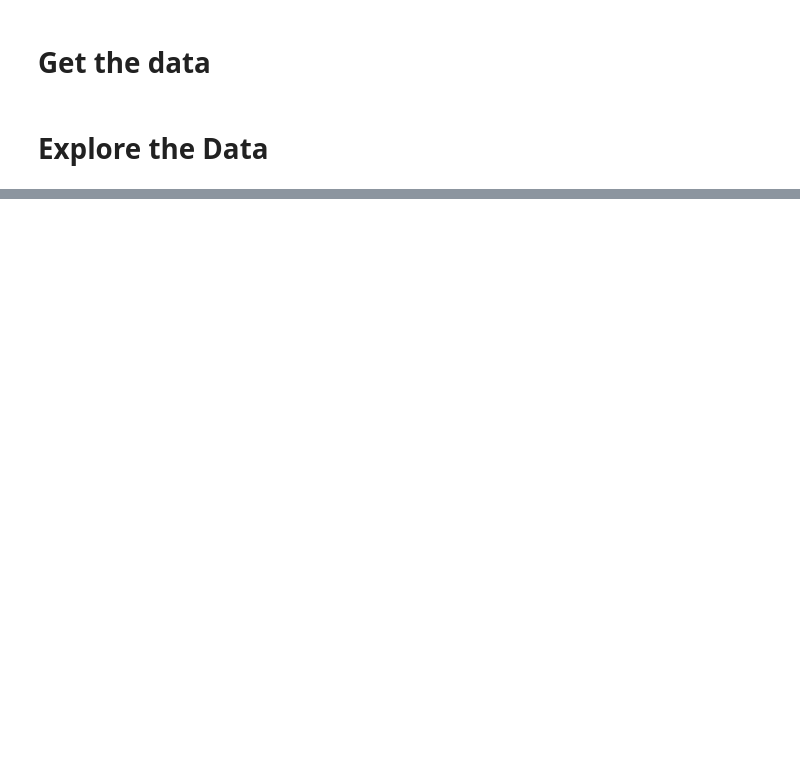
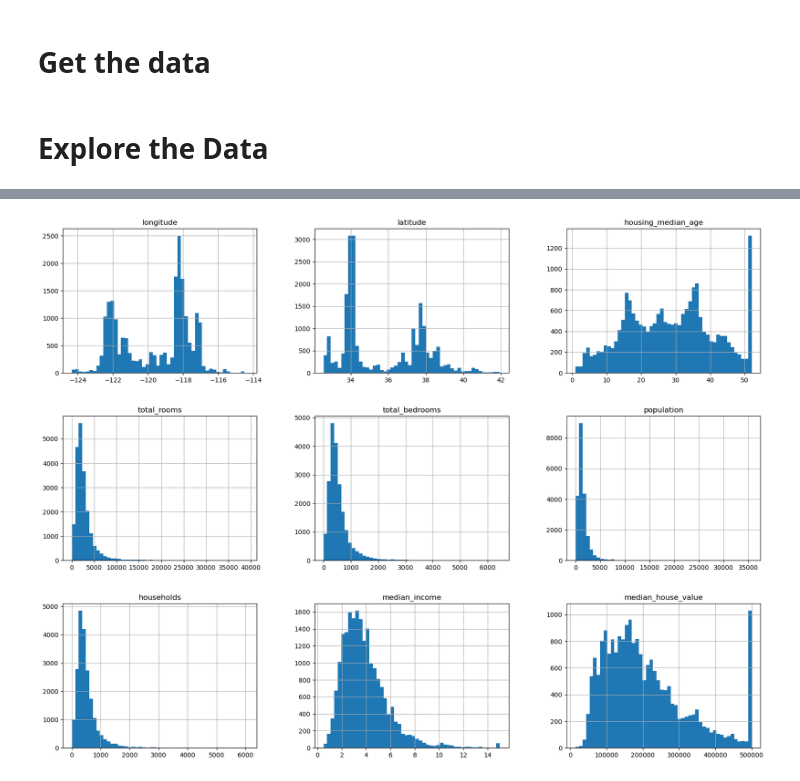
Before and after one commit to rameshgangwar/DeepLearning, a Jupyter notebook: housing_price_prediction/notebook.ipynb, the cells around one changed output, grey strips where cells are left out. Cells and saved outputs as stored; diff of their text form; code cells hidden in the pictures; blank space fills up the shorter version.

Commit message:
Housing Price: Visualize data

```diff
--- a/housing_price_prediction/notebook.ipynb
+++ b/housing_price_prediction/notebook.ipynb
@@ -43,6 +50,8 @@ fetch_housing_data()
 # Explore the Data
 # %%
 # Load the data as Pandas Dataframe
+path_ds = Path(Path.cwd(), 'ds\housing.csv')
+df_raw = pd.read_csv(path_ds)
 
-ds_csv_file = Path(Path.cwd(), 'housing.csv') # Absolute path of the file.
-df = pd.read_csv(ds_csv_file)
+# Look at the dataset scheme.
+df_raw.head()
@@ -68,0 +122,6 @@ True
+# %%
+# Let's plot histogram of all attributes
+df_raw.hist(bins=50, figsize=(20, 15))
+plt.show()
+# %% [output]
+[figure, added]
```
Also changed, not shown: parts of 32 cells of this notebook, 1 other file.
